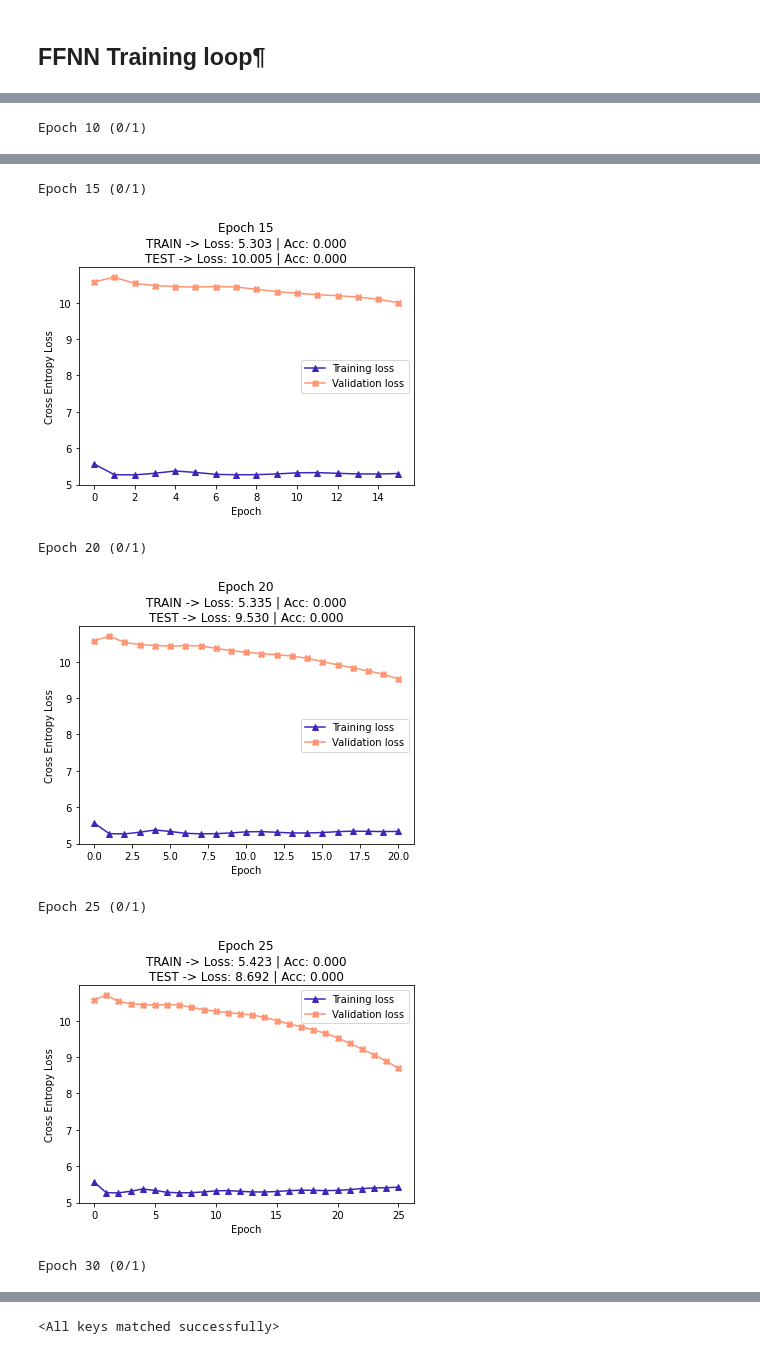
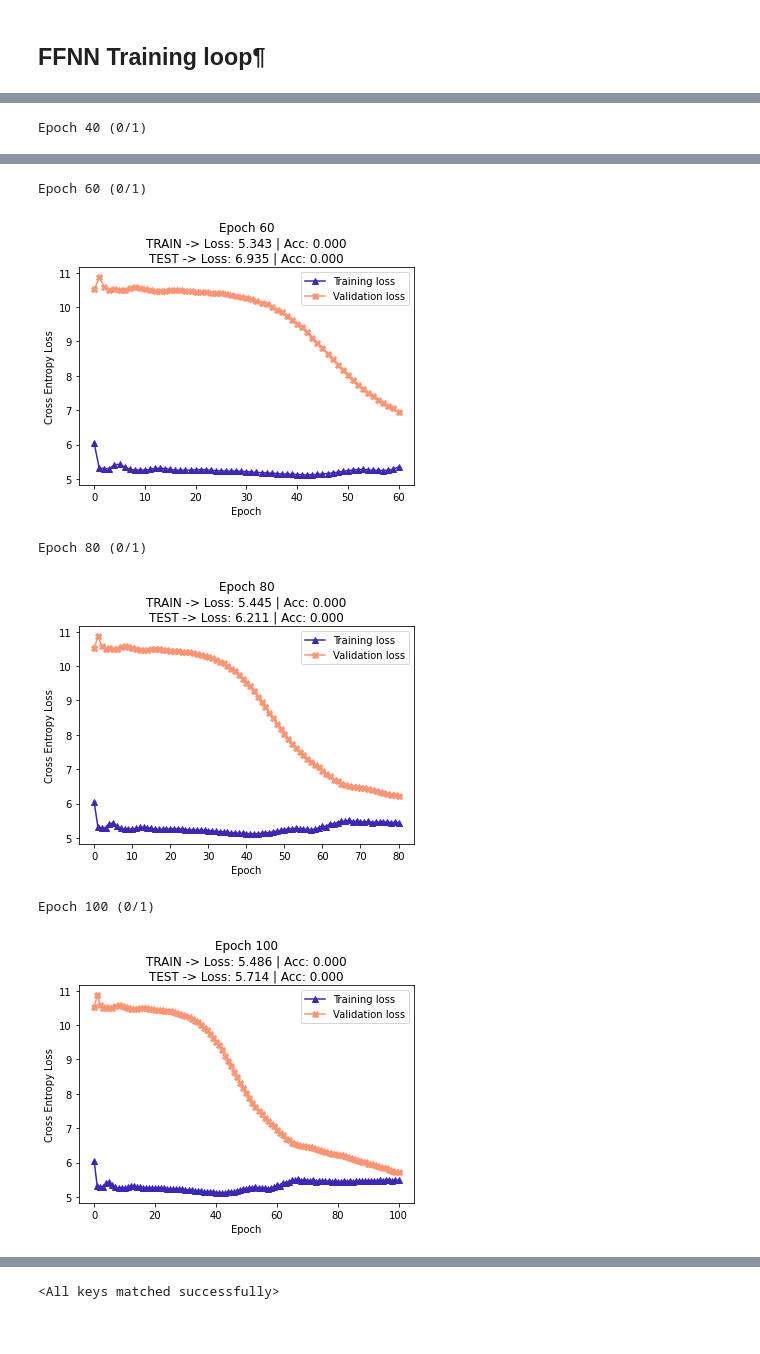
Before and after one commit to carrascomj/nnbody, a Jupyter notebook: notebooks/01_FFNN.ipynb, the cells around one changed output, grey strips where cells are left out. Drawn from its saved outputs; the diff is of its cells as text; code cells hidden in the pictures.

```diff
--- a/notebooks/01_FFNN.ipynb
+++ b/notebooks/01_FFNN.ipynb
@@ -73,7 +73,7 @@ Instatiate the NN model, the optimizer and the criterion.
 # %%
 model = nnbody.models.FFNN(
     feats=29,             # features in feature matrix
-    hidden=[20, 50, 20],      # number of neurons in convolutional layers (2 in this case)
+    hidden=[50, 100, 40],      # number of neurons in convolutional layers (2 in this case)
     #hidden_norm=25,
     label=1,              # regression (features on y = 1)
     nb_nodes=largest,     # for last layer
@@ -92,9 +92,9 @@ save_path = join(ROOT_DIR, "models", "01_FFNN_weigths.pt")
 model = nnbody.models.fit_network(
     model, train, test, optimizer, criterion,
     batch_size=56,   # 6 batches per epoch
-    epochs=51,
+    epochs=101,
     debug=True,      # will print progress of epochs
-    plot_every=5,    # loss plot/epoch
+    plot_every=20,    # loss plot/epoch
     save=save_path   # best weights (test set) will be saved here
 )
 # %% [output]
@@ -103 +103 @@ Epoch 5 (0/1)
-Epoch 10 (0/1)
+Epoch 40 (0/1)
@@ -105,7 +105,6 @@ Epoch 10 (0/1)
-Epoch 15 (0/1)
+Epoch 60 (0/1)
-[figure, old version]
+[figure, new version]
-Epoch 20 (0/1)
+Epoch 80 (0/1)
-[figure, old version]
+[figure, new version]
-Epoch 25 (0/1)
+Epoch 100 (0/1)
-[figure, old version]
+[figure, new version]
-Epoch 30 (0/1)
```
Also changed, not shown: parts of 3 cells of this notebook, 3 other files.
